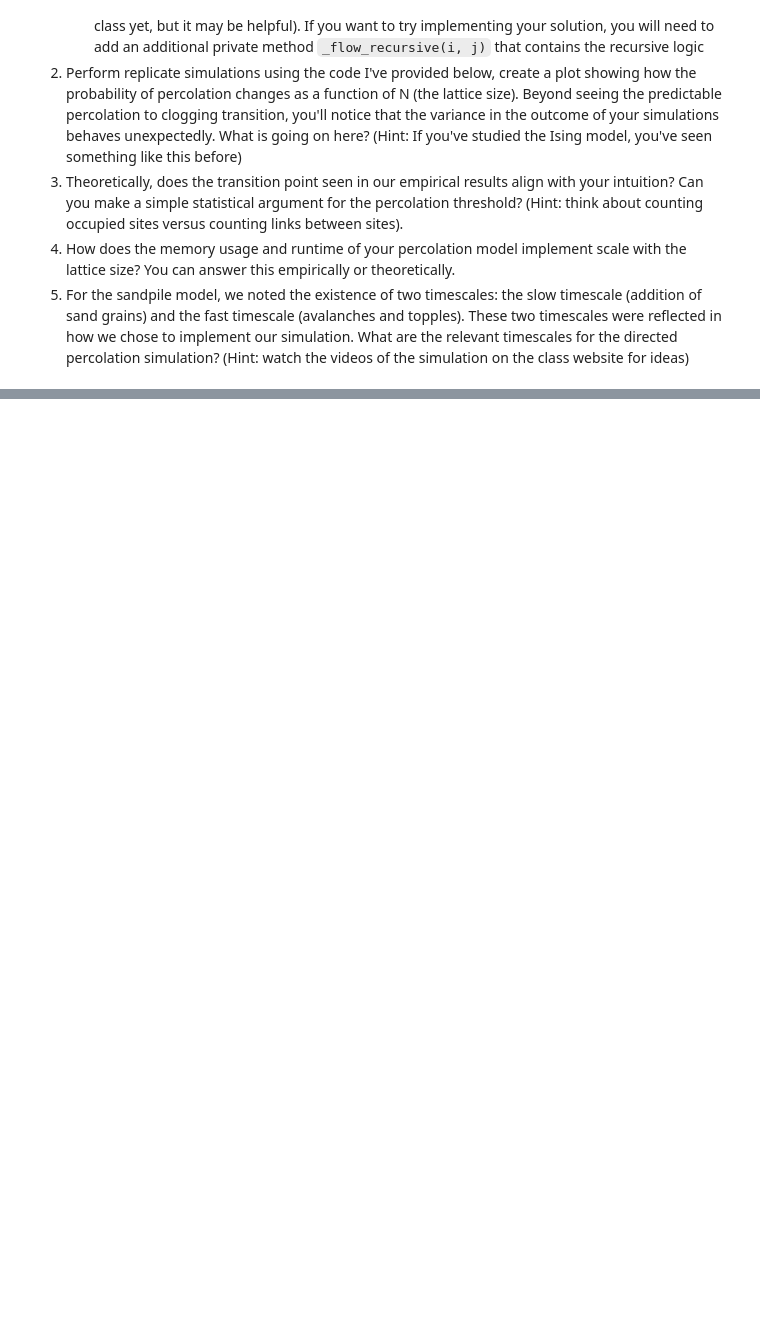
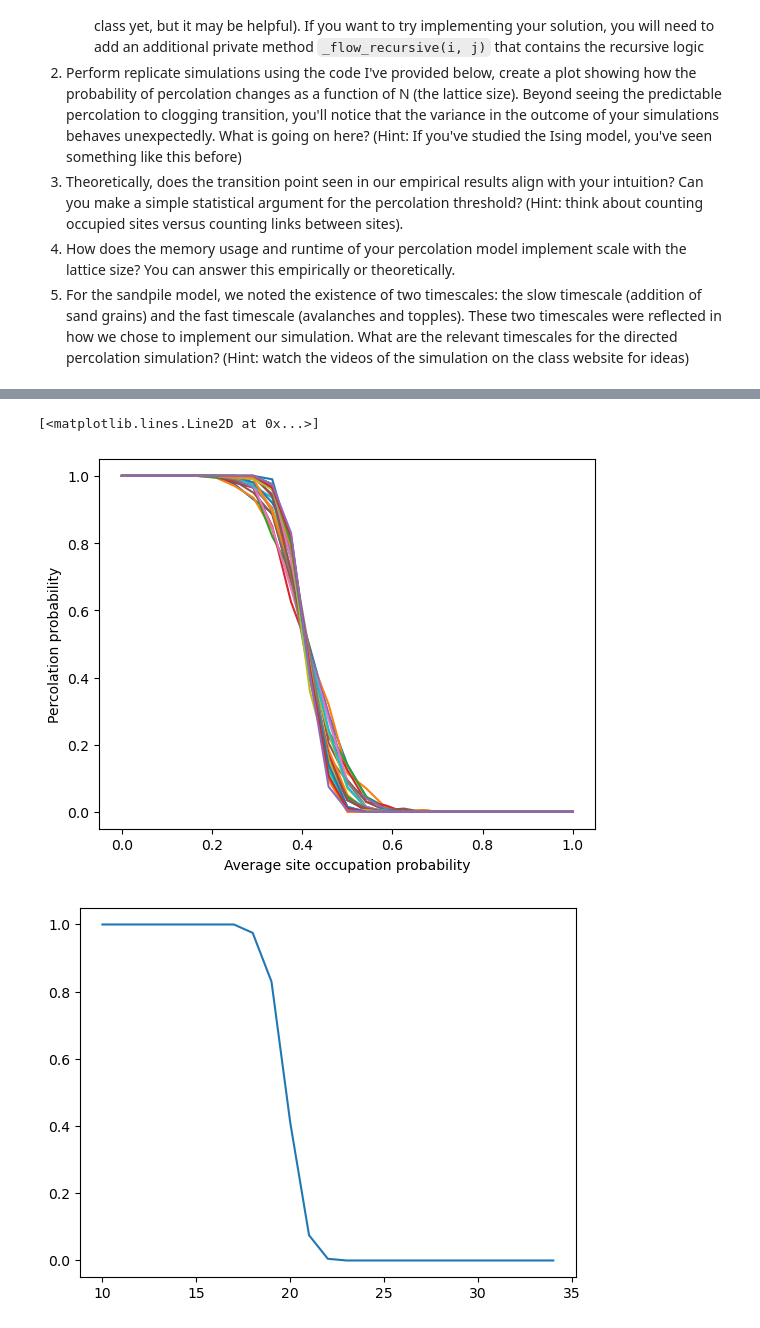
Before and after one commit to swilliamson7/comp_physics_sw, a Jupyter notebook: hw/hw1_solutions_sw.ipynb, the cells around one changed output, grey strips where cells are left out. Saved outputs shown, nothing was run; the diff lists cells and outputs as text; code cells hidden in the pictures; blank space fills up the shorter version.

```diff
--- a/hw/hw1_solutions_sw.ipynb
+++ b/hw/hw1_solutions_sw.ipynb
@@ -203,0 +508,22 @@ np.max(wait)
+# %%
+# Now we want to create a plot of the probability of percolating versus the grid size N
+
+# First we need to again run our replicate simulations
+pvals = np.linspace(0, 1, 25) # control parameter for percolation phase transition
+n_reps = 200 # number of times to repeat the simulation for each p value
+N_vals = np.arange(10, 35) # the grid sizes to run over
+
+all_percolations_means = list()
+plt.figure
+# for every N we'll run the replicate simulations
+for n in N_vals:
+    all_percolations = list()
+    for p in pvals:
+        print("Running replicate simulations for p = {}".format(p), flush=True)
+        all_replicates = list()
+        for i in range(n_reps):
+            # Initialize the model
+            model = PercolationSimulation(n, p=p)
+            all_replicates.append(model.percolate())
+        all_percolations.append(all_replicates)
+    all_percolations_means.append(np.mean(np.array(all_percolations), axis=1))
@@ -203,0 +548,16 @@ np.max(wait)
+# %%
+plt.figure()
+
+for j in np.arange(0,25):
+    plt.plot(pvals, all_percolations_means[j])
+
+plt.xlabel('Average site occupation probability')
+plt.ylabel('Percolation probability')
+
+plt.figure()
+
+plt.plot(N_vals, all_percolations_means[24])
+# %% [output]
+[<matplotlib.lines.Line2D at 0x...>]
+[figure, added]
+[figure, added]
```
Also changed, not shown: parts of 12 cells of this notebook.
